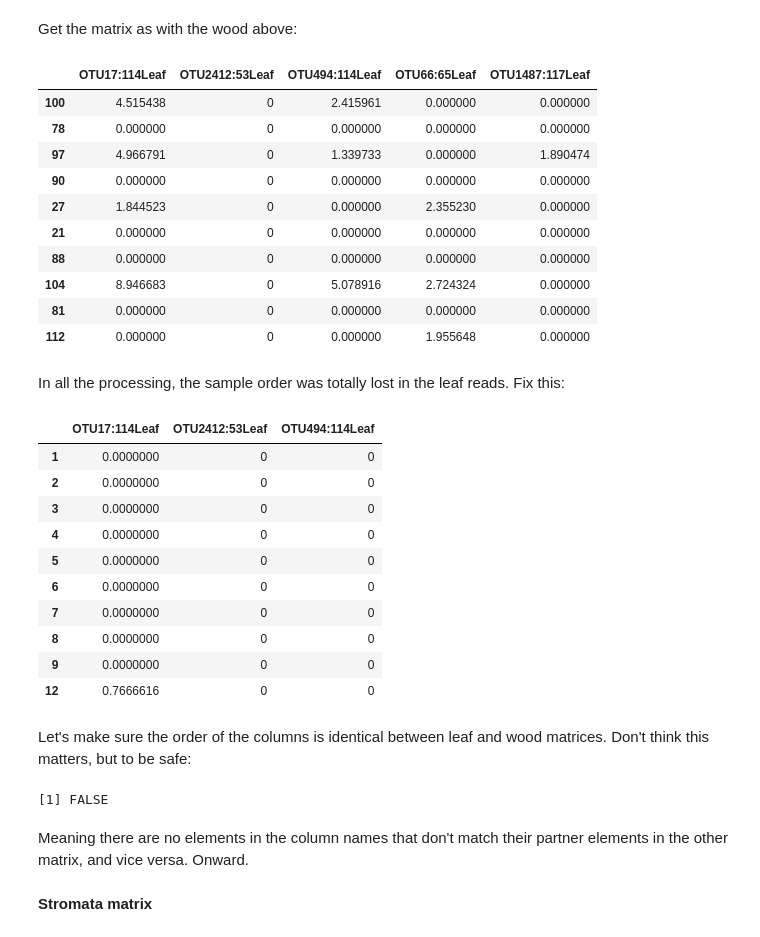
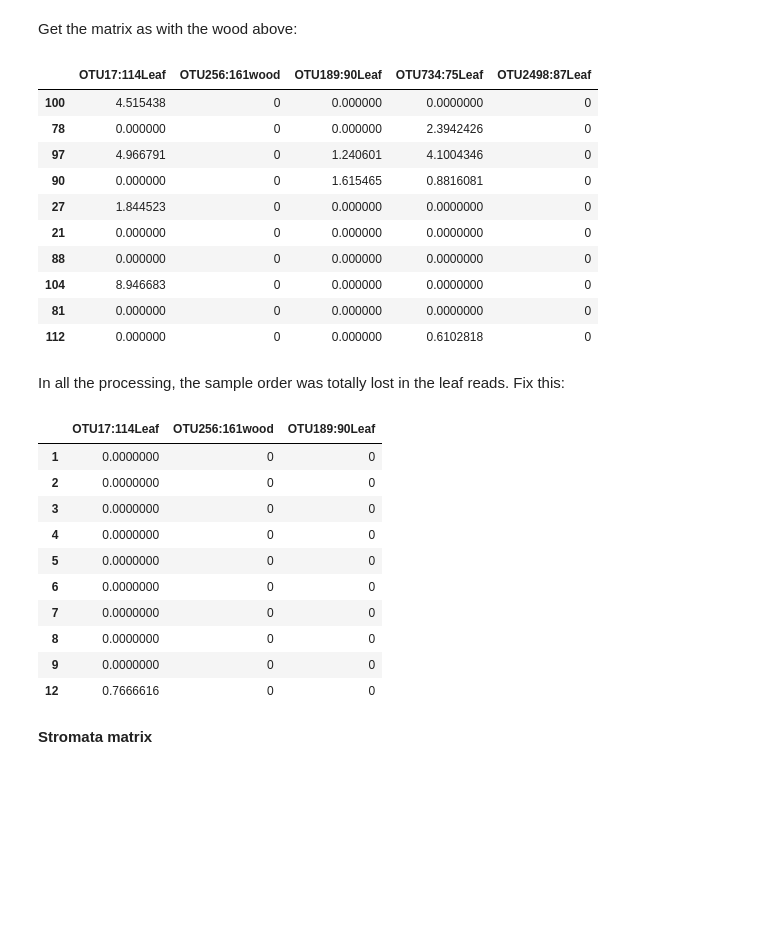
Before and after one commit to danchurch/taiwan_combined, a Jupyter notebook: XylariaLeafWoodStats.ipynb, the cells around one changed output. Saved outputs shown, nothing was run; the diff lists cells and outputs as text; code cells hidden in the pictures; blank space fills up the shorter version.

```diff
--- a/XylariaLeafWoodStats.ipynb
+++ b/XylariaLeafWoodStats.ipynb
@@ -370,34 +373,36 @@ Notice that some rows are missing, where sampling was unsucessful. We need to cr
 Get the matrix as with the wood above:
 # %%
 leaf95 <- subset_samples(deseq95, Library=='L')  ## leaves only
-leafmat <- t(otu_table(leaf95)@.Data) ## leaf species matrix
-leafnames <- sample_data(leaf95)@.Data[[1]] ## get sample numbers
+Xleaf95 <- subset_taxa(leaf95, Family=='Xylariaceae')
+Xleafmat <- t(otu_table(Xleaf95)@.Data) ## leaf species matrix
+Xleafmat <- Xleafmat[,colSums(Xleafmat) > 0] ## get rid of empty columns
+Xleafnames <- sample_data(Xleaf95)@.Data[[1]] ## get sample numbers
 ## get rid of "_" character in two of our sample names:
-leafnames[10] <- "112"
-leafnames[92] <- "126"
-rownames(leafmat) <- leafnames
-leafmat[1:10,1:5]
+Xleafnames[10] <- "112"
+Xleafnames[92] <- "126"
+rownames(Xleafmat) <- leafnames
+Xleafmat[1:10,1:5]
 # %% [output]
-|  | OTU17:114Leaf | OTU2412:53Leaf | OTU494:114Leaf | OTU66:65Leaf | OTU1487:117Leaf |
-| 100 | 4.515438 | 0 | 2.415961 | 0.000000 | 0.000000 |
-| 78 | 0.000000 | 0 | 0.000000 | 0.000000 | 0.000000 |
-| 97 | 4.966791 | 0 | 1.339733 | 0.000000 | 1.890474 |
-| 90 | 0.000000 | 0 | 0.000000 | 0.000000 | 0.000000 |
-| 27 | 1.844523 | 0 | 0.000000 | 2.355230 | 0.000000 |
-| 21 | 0.000000 | 0 | 0.000000 | 0.000000 | 0.000000 |
-| 88 | 0.000000 | 0 | 0.000000 | 0.000000 | 0.000000 |
-| 104 | 8.946683 | 0 | 5.078916 | 2.724324 | 0.000000 |
-| 81 | 0.000000 | 0 | 0.000000 | 0.000000 | 0.000000 |
-| 112 | 0.000000 | 0 | 0.000000 | 1.955648 | 0.000000 |
+|  | OTU17:114Leaf | OTU256:161wood | OTU189:90Leaf | OTU734:75Leaf | OTU2498:87Leaf |
+| 100 | 4.515438 | 0 | 0.000000 | 0.0000000 | 0 |
+| 78 | 0.000000 | 0 | 0.000000 | 2.3942426 | 0 |
+| 97 | 4.966791 | 0 | 1.240601 | 4.1004346 | 0 |
+| 90 | 0.000000 | 0 | 1.615465 | 0.8816081 | 0 |
+| 27 | 1.844523 | 0 | 0.000000 | 0.0000000 | 0 |
+| 21 | 0.000000 | 0 | 0.000000 | 0.0000000 | 0 |
+| 88 | 0.000000 | 0 | 0.000000 | 0.0000000 | 0 |
+| 104 | 8.946683 | 0 | 0.000000 | 0.0000000 | 0 |
+| 81 | 0.000000 | 0 | 0.000000 | 0.0000000 | 0 |
+| 112 | 0.000000 | 0 | 0.000000 | 0.6102818 | 0 |
 # %% [markdown]
 In all the processing, the sample order was totally lost in the leaf reads. Fix this:
 # %%
-bb <- sort(as.numeric(rownames(leafmat))) ## create a vector of sorted row names
+bb <- sort(as.numeric(rownames(Xleafmat))) ## create a vector of sorted row names
 cc <- as.character(bb) ##turn them back into characters
-leafmat <- leafmat[cc,] ## use them to sort our matrix
-leafmat[1:10,1:3] ## take a look
+Xleafmat <- Xleafmat[cc,] ## use them to sort our matrix
+Xleafmat[1:10,1:3] ## take a look
 # %% [output]
-|  | OTU17:114Leaf | OTU2412:53Leaf | OTU494:114Leaf |
+|  | OTU17:114Leaf | OTU256:161wood | OTU189:90Leaf |
 | 1 | 0.0000000 | 0 | 0 |
 | 2 | 0.0000000 | 0 | 0 |
 | 3 | 0.0000000 | 0 | 0 |
@@ -408,14 +413,6 @@ leafmat[1:10,1:3] ## take a look
 | 8 | 0.0000000 | 0 | 0 |
 | 9 | 0.0000000 | 0 | 0 |
 | 12 | 0.7666616 | 0 | 0 |
-# %% [markdown]
-Let's make sure the order of the columns is identical between leaf and wood matrices. Don't think this matters, but to be safe:
-# %%
-any(colnames(woodmat) != colnames(leafmat))
-# %% [output]
-[1] FALSE
-# %% [markdown]
-Meaning there are no elements in the column names that don't match their partner elements in the other matrix, and vice versa. Onward.
 # %% [markdown]
 **Stromata matrix**
 # %% [markdown]
```
Also changed, not shown: parts of 25 cells of this notebook.
